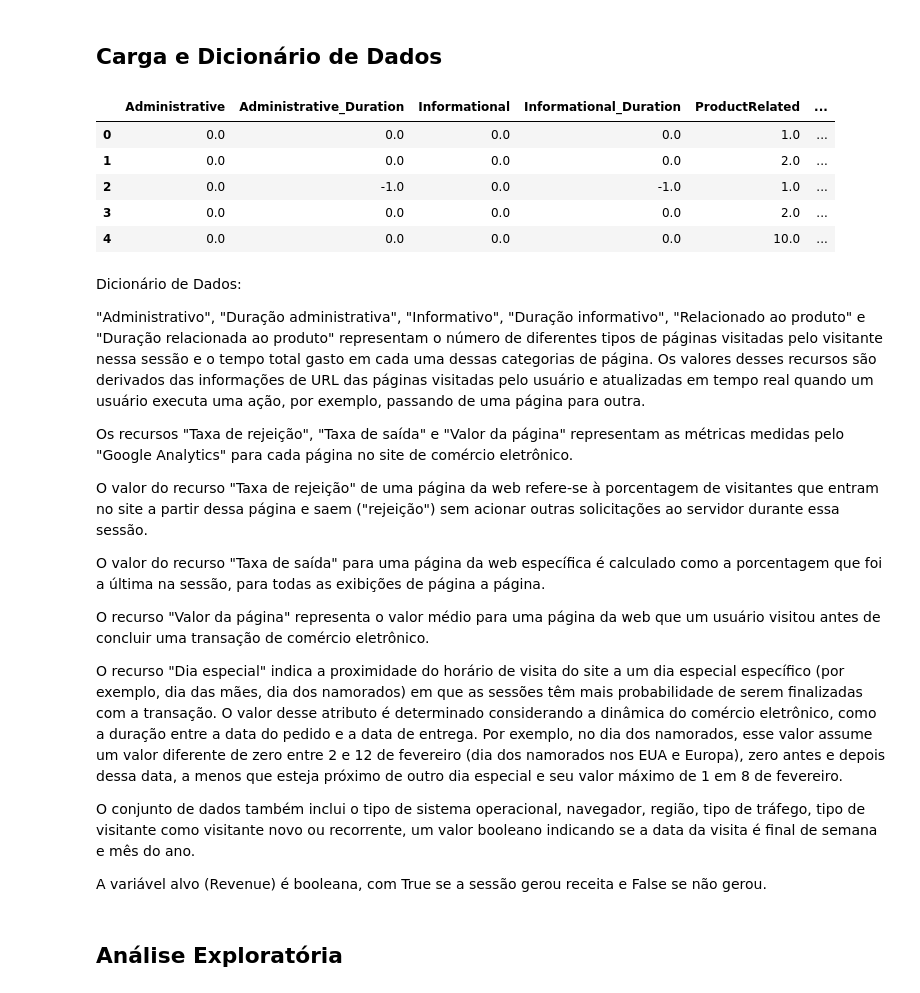
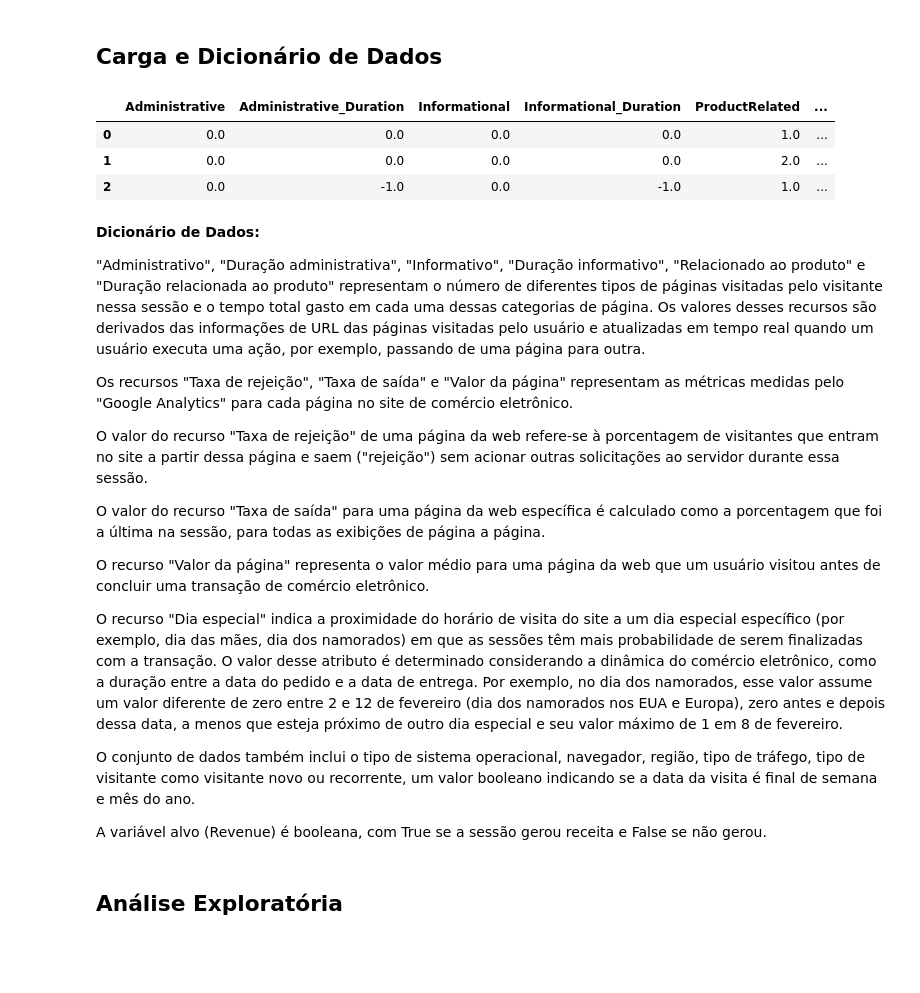
Before and after one commit to Gustavocaris/Data_Science, a Jupyter notebook: 06_Machine_Learning/Prevendo_Compras/ModeloPreditivoClassificacao.ipynb, the cells around one changed output. Saved outputs shown, nothing was run; the diff lists cells and outputs as text; code cells hidden in the pictures; blank space fills up the shorter version.

```diff
--- a/06_Machine_Learning/Prevendo_Compras/ModeloPreditivoClassificacao.ipynb
+++ b/06_Machine_Learning/Prevendo_Compras/ModeloPreditivoClassificacao.ipynb
@@ -49,17 +51,15 @@ Nosso trabalho será avaliar quais atributos influenciam um usuário na compra d
 # %%
 # Carregando os dados
 # O arquivo online_shoppers_intention.csv estarei disponibilizando junto com o arquivo do jupyter notebook.
 df_original = pd.read_csv('online_shoppers_intention.csv')
-df_original.head()
+df_original.head(3)
 # %% [output]
 |  | Administrative | Administrative_Duration | Informational | Informational_Duration | ProductRelated | ... |
 | 0 | 0.0 | 0.0 | 0.0 | 0.0 | 1.0 | ... |
 | 1 | 0.0 | 0.0 | 0.0 | 0.0 | 2.0 | ... |
 | 2 | 0.0 | -1.0 | 0.0 | -1.0 | 1.0 | ... |
-| 3 | 0.0 | 0.0 | 0.0 | 0.0 | 2.0 | ... |
-| 4 | 0.0 | 0.0 | 0.0 | 0.0 | 10.0 | ... |
 # %% [markdown]
-Dicionário de Dados:
+**Dicionário de Dados:**
 
 "Administrativo", "Duração administrativa", "Informativo", "Duração informativo", "Relacionado ao produto" e "Duração relacionada ao produto" representam o número de diferentes tipos de páginas visitadas pelo visitante nessa sessão e o tempo total gasto em cada uma dessas categorias de página. Os valores desses recursos são derivados das informações de URL das páginas visitadas pelo usuário e atualizadas em tempo real quando um usuário executa uma ação, por exemplo, passando de uma página para outra.
 
```
Also changed, not shown: parts of 16 cells of this notebook.
